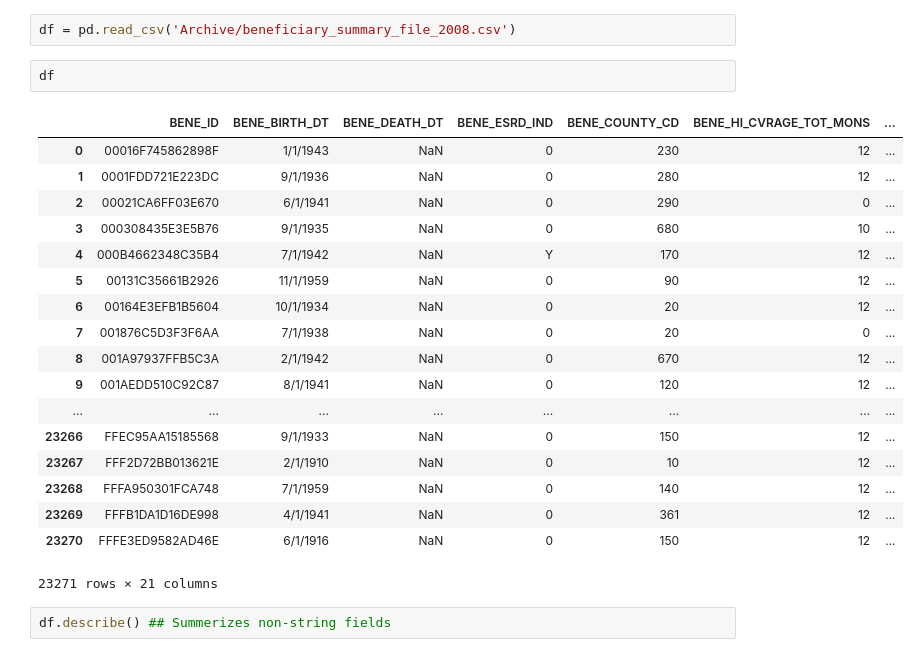
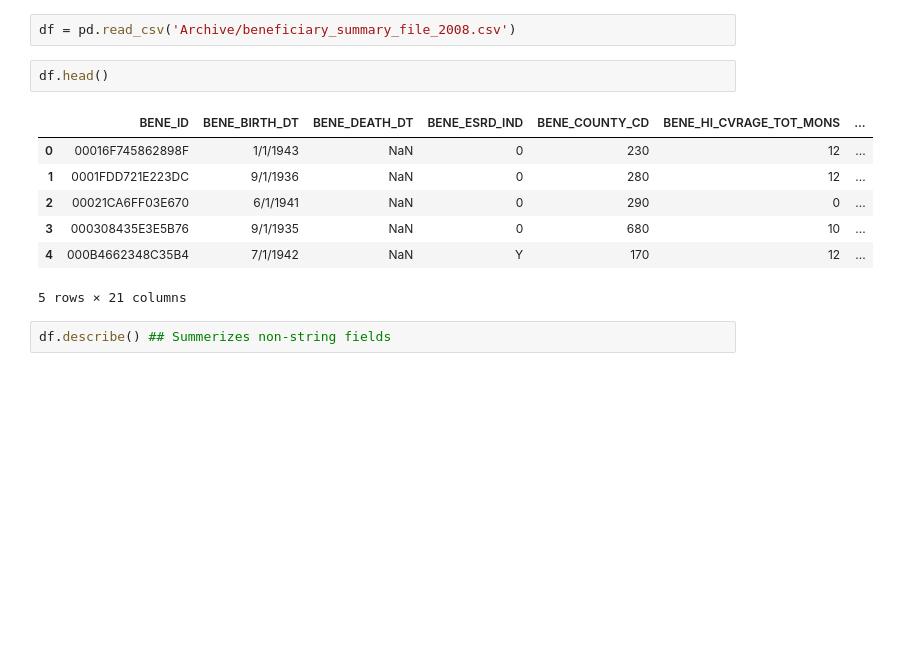
Before and after one commit to davidnmora/dac-assessment, a Jupyter notebook: David Mora's DAC Assessment response .ipynb, the cells around one changed output. Saved outputs shown, nothing was run; the diff lists cells and outputs as text; blank space fills up the shorter version.

```diff
--- a/David Mora's DAC Assessment response .ipynb
+++ b/David Mora's DAC Assessment response .ipynb
@@ -13,26 +31,15 @@ import datetime
 # %%
 df = pd.read_csv('Archive/beneficiary_summary_file_2008.csv')
 # %%
-df
+df.head()
 # %% [output]
 |  | BENE_ID | BENE_BIRTH_DT | BENE_DEATH_DT | BENE_ESRD_IND | BENE_COUNTY_CD | BENE_HI_CVRAGE_TOT_MONS | ... |
 | 0 | 00016F745862898F | 1/1/1943 | NaN | 0 | 230 | 12 | ... |
 | 1 | 0001FDD721E223DC | 9/1/1936 | NaN | 0 | 280 | 12 | ... |
 | 2 | 00021CA6FF03E670 | 6/1/1941 | NaN | 0 | 290 | 0 | ... |
 | 3 | 000308435E3E5B76 | 9/1/1935 | NaN | 0 | 680 | 10 | ... |
 | 4 | 000B4662348C35B4 | 7/1/1942 | NaN | Y | 170 | 12 | ... |
-| 5 | 00131C35661B2926 | 11/1/1959 | NaN | 0 | 90 | 12 | ... |
-| 6 | 00164E3EFB1B5604 | 10/1/1934 | NaN | 0 | 20 | 12 | ... |
-| 7 | 001876C5D3F3F6AA | 7/1/1938 | NaN | 0 | 20 | 0 | ... |
-| 8 | 001A97937FFB5C3A | 2/1/1942 | NaN | 0 | 670 | 12 | ... |
-| 9 | 001AEDD510C92C87 | 8/1/1941 | NaN | 0 | 120 | 12 | ... |
-| ... | ... | ... | ... | ... | ... | ... | ... |
-| 23266 | FFEC95AA15185568 | 9/1/1933 | NaN | 0 | 150 | 12 | ... |
-| 23267 | FFF2D72BB013621E | 2/1/1910 | NaN | 0 | 10 | 12 | ... |
-| 23268 | FFFA950301FCA748 | 7/1/1959 | NaN | 0 | 140 | 12 | ... |
-| 23269 | FFFB1DA1D16DE998 | 4/1/1941 | NaN | 0 | 361 | 12 | ... |
-| 23270 | FFFE3ED9582AD46E | 6/1/1916 | NaN | 0 | 150 | 12 | ... |
-23271 rows × 21 columns
+5 rows × 21 columns
 # %%
 df.describe() ## Summerizes non-string fields
 # %% [output]
```
Also changed, not shown: parts of 22 cells of this notebook.
